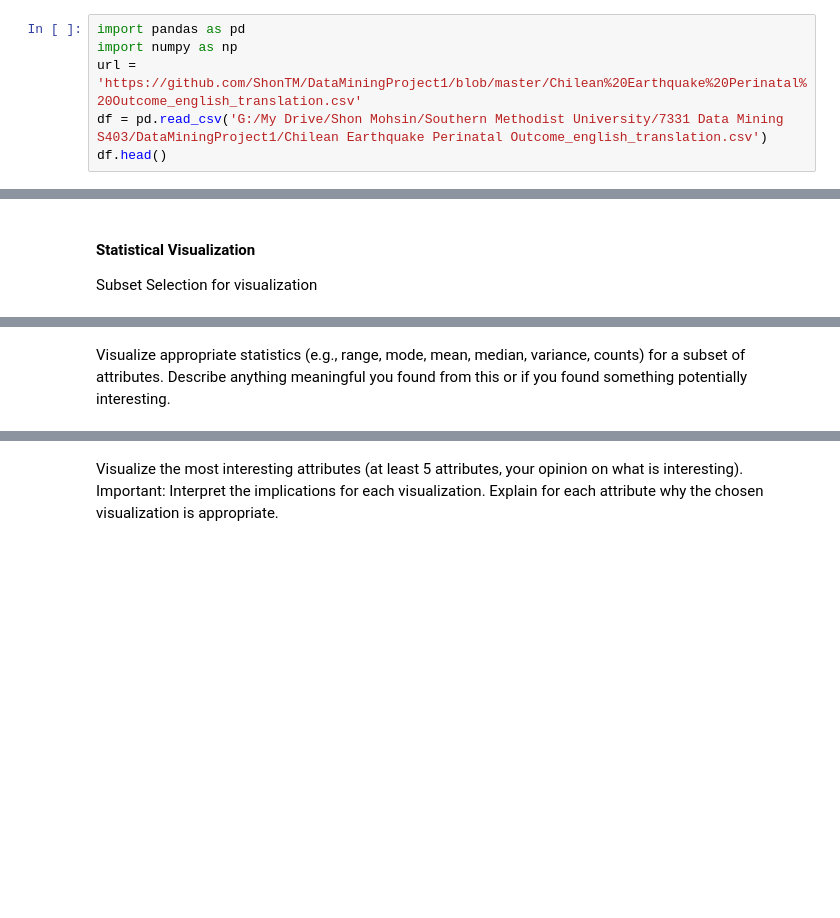
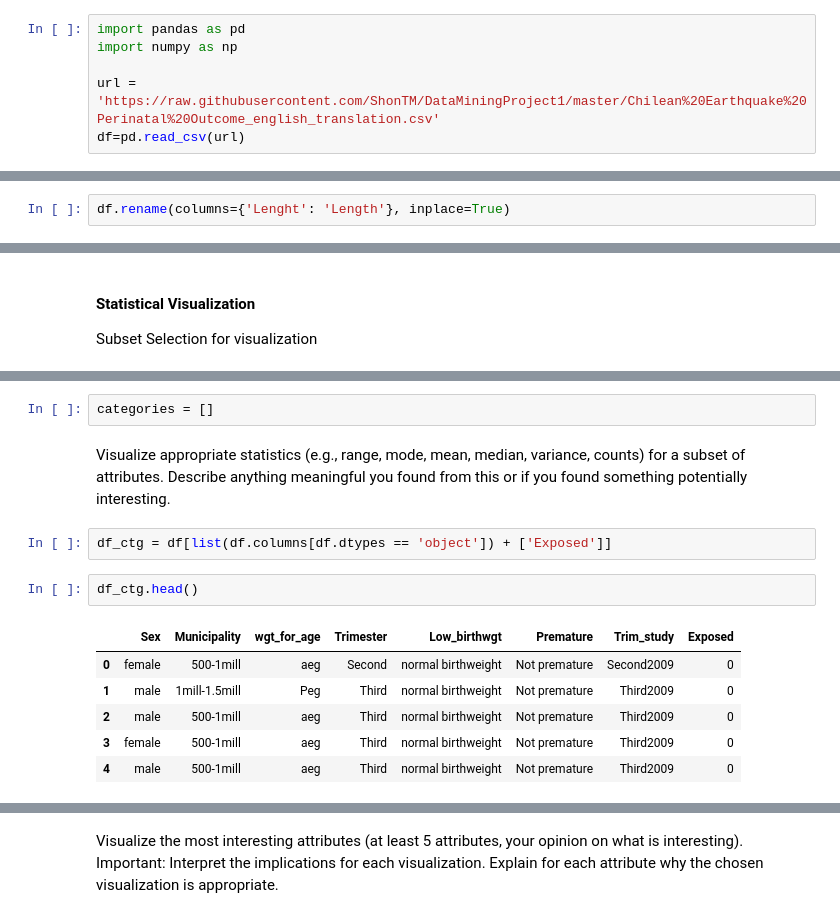
Before and after one commit to ShonTM/DataMiningProject1, a Jupyter notebook: MSDS Data Mining Project 1.ipynb, the cells around one changed output, grey strips where cells are left out. Saved outputs shown, nothing was run; the diff lists cells and outputs as text; blank space fills up the shorter version.

```diff
--- a/MSDS Data Mining Project 1.ipynb
+++ b/MSDS Data Mining Project 1.ipynb
@@ -143,6 +149,6 @@ exposed = Exposed (numeric, float)
 # %%
 import pandas as pd
 import numpy as np
-url = 'https://github.com/ShonTM/DataMiningProject1/blob/master/Chilean%20Earthquake%20Perinatal%20Outcome_english_translation.csv'
-df = pd.read_csv('G:/My Drive/Shon Mohsin/Southern Methodist University/7331 Data Mining S403/DataMiningProject1/Chilean Earthquake Perinatal Outcome_english_translation.csv')
-df.head()
+
+url = 'https://raw.githubusercontent.com/ShonTM/DataMiningProject1/master/Chilean%20Earthquake%20Perinatal%20Outcome_english_translation.csv'
+df=pd.read_csv(url)
@@ -183,3 +175,5 @@ All demographic and clinical information was abstracted and recorded by professi
+# %%
+df.rename(columns={'Lenght': 'Length'}, inplace=True)
 # %% [markdown]
 #### Missing Values:
 There are no missing values except the Clinic_ID column. We drop this column as the value is not used for any analysis.
@@ -252,2 +247,15 @@ Subset Selection for visualization
+# %%
+categories = []
 # %% [markdown]
 Visualize appropriate statistics (e.g., range, mode, mean, median, variance, counts) for a subset of attributes. Describe anything meaningful you found from this or if you found something potentially interesting.
+# %%
+df_ctg = df[list(df.columns[df.dtypes == 'object']) + ['Exposed']]
+# %%
+df_ctg.head()
+# %% [output]
+|  | Sex | Municipality | wgt_for_age | Trimester | Low_birthwgt | Premature | Trim_study | Exposed |
+| 0 | female | 500-1mill | aeg | Second | normal birthweight | Not premature | Second2009 | 0 |
+| 1 | male | 1mill-1.5mill | Peg | Third | normal birthweight | Not premature | Third2009 | 0 |
+| 2 | male | 500-1mill | aeg | Third | normal birthweight | Not premature | Third2009 | 0 |
+| 3 | female | 500-1mill | aeg | Third | normal birthweight | Not premature | Third2009 | 0 |
+| 4 | male | 500-1mill | aeg | Third | normal birthweight | Not premature | Third2009 | 0 |
```
Also changed, not shown: parts of 8 cells of this notebook.
